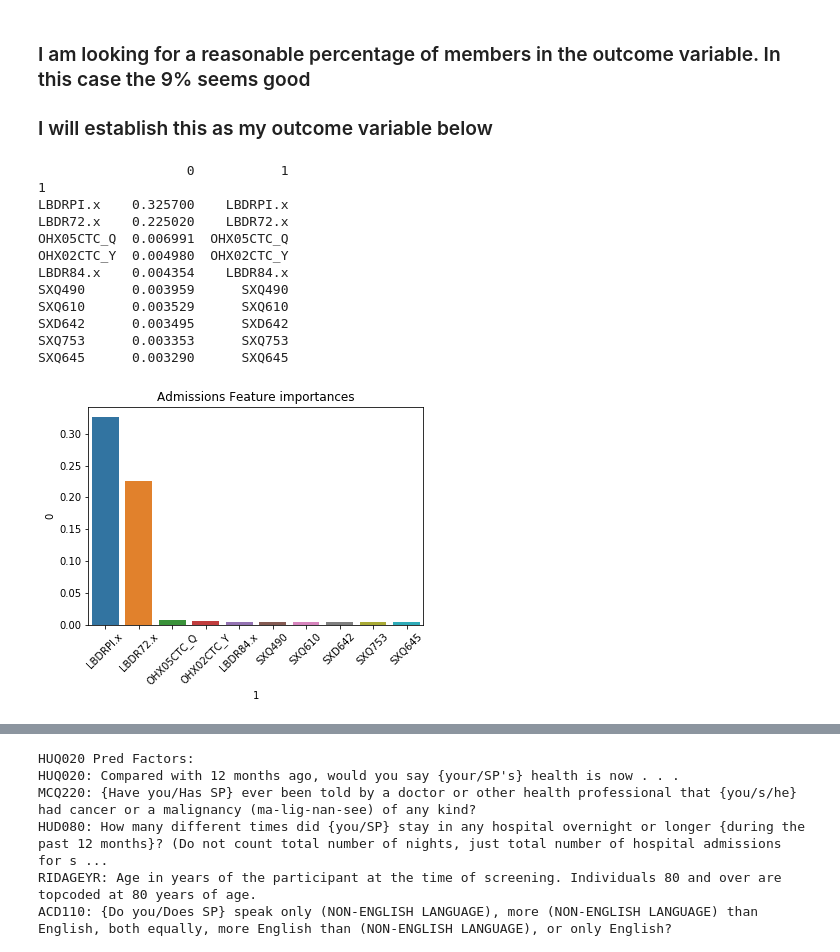
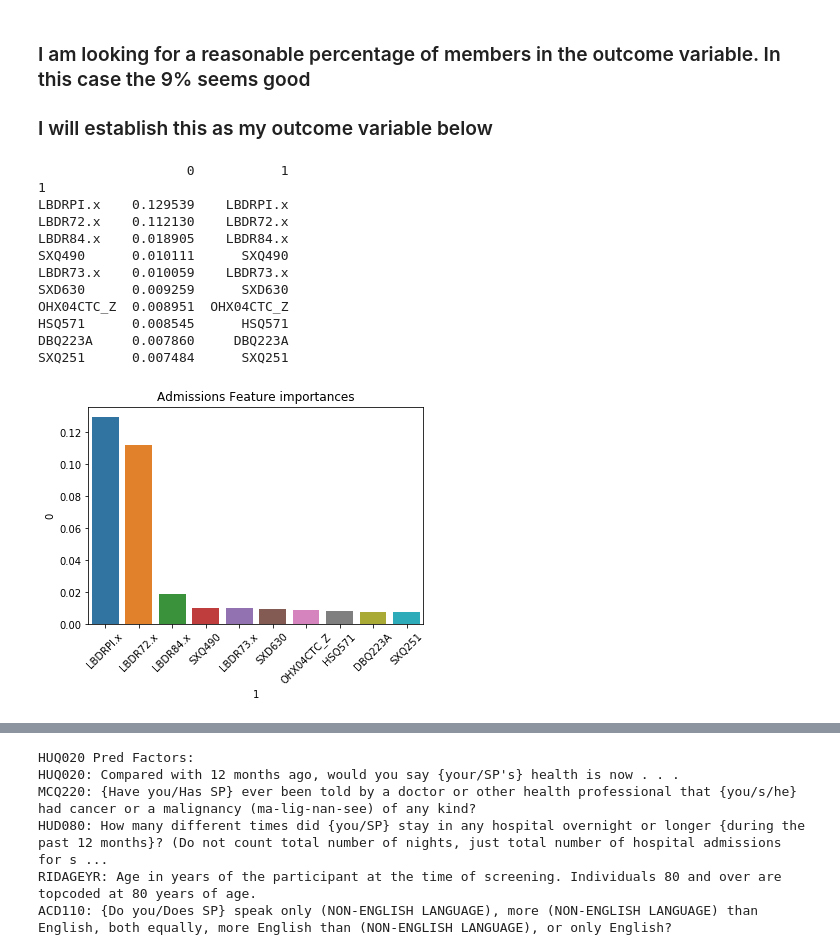
Before and after one commit to azadmehr/Capstone, a Jupyter notebook: Healthcare Data_Project.ipynb, the cells around one changed output, grey strips where cells are left out. Cells and saved outputs as stored; diff of their text form; code cells hidden in the pictures.

```diff
--- a/Healthcare Data_Project.ipynb
+++ b/Healthcare Data_Project.ipynb
@@ -377,44 +376,36 @@ len(data[data['HUD080']>=1])/len(data)
 # %%
 #creating boolean outcome variable
 data['HUD080Outcome'] = np.where(data['HUD080']>=1, 1, 0)
 
 #Running on Random Forest Classifier model
 from sklearn.ensemble import RandomForestClassifier
-#Load boston housing dataset as an example
-#boston = load_boston()
 #mention this as detour in EDA
 X = data[data.columns.difference(['HUD080'])]
 Y = data['HUD080Outcome']
 names = data.columns
-rf = RandomForestClassifier(n_jobs=-1)
+rf = RandomForestClassifier(n_jobs=-1,class_weight='balanced_subsample')
 rf.fit(X, Y)
-#print ("Features sorted by their score:")
-#print (sorted(zip(map(lambda x: round(x, 4), rf.feature_importances_), names), reverse=True))
 AdmissionsFI = pd.DataFrame(sorted(zip(rf.feature_importances_,names),reverse=True)[:10])
 AdmissionsFI = AdmissionsFI.set_index(AdmissionsFI[1],drop=True)
 print(AdmissionsFI)
-##omitting the 2 lines below because after introducing Dummy variables, they are not recognized as part of the Dictionary
-#for var in AdmissionsFI[1]:
-#       print('{}: {}'.format(var, VariableDict[var]))
-#plt.bar(AdmissionsFI[1],height=AdmissionsFI[0],align="center")
 sns.barplot(x=AdmissionsFI[1], y=AdmissionsFI[0])
 plt.xticks(rotation=45)
 plt.title("Admissions Feature importances")
 plt.show()
 # %% [output]
                    0           1
 1
-LBDRPI.x    0.325700    LBDRPI.x
-LBDR72.x    0.225020    LBDR72.x
-OHX05CTC_Q  0.006991  OHX05CTC_Q
-OHX02CTC_Y  0.004980  OHX02CTC_Y
-LBDR84.x    0.004354    LBDR84.x
-SXQ490      0.003959      SXQ490
-SXQ610      0.003529      SXQ610
-SXD642      0.003495      SXD642
-SXQ753      0.003353      SXQ753
-SXQ645      0.003290      SXQ645
+LBDRPI.x    0.129539    LBDRPI.x
+LBDR72.x    0.112130    LBDR72.x
+LBDR84.x    0.018905    LBDR84.x
+SXQ490      0.010111      SXQ490
+LBDR73.x    0.010059    LBDR73.x
+SXD630      0.009259      SXD630
+OHX04CTC_Z  0.008951  OHX04CTC_Z
+HSQ571      0.008545      HSQ571
+DBQ223A     0.007860     DBQ223A
+SXQ251      0.007484      SXQ251
-[figure, old version]
+[figure, new version]
 # %%
 #creating boolean outcome variable
 data['MCQ220Outcome'] = np.where(data['MCQ220']>=1, 1, 0)
```
Also changed, not shown: parts of 3 cells of this notebook.
